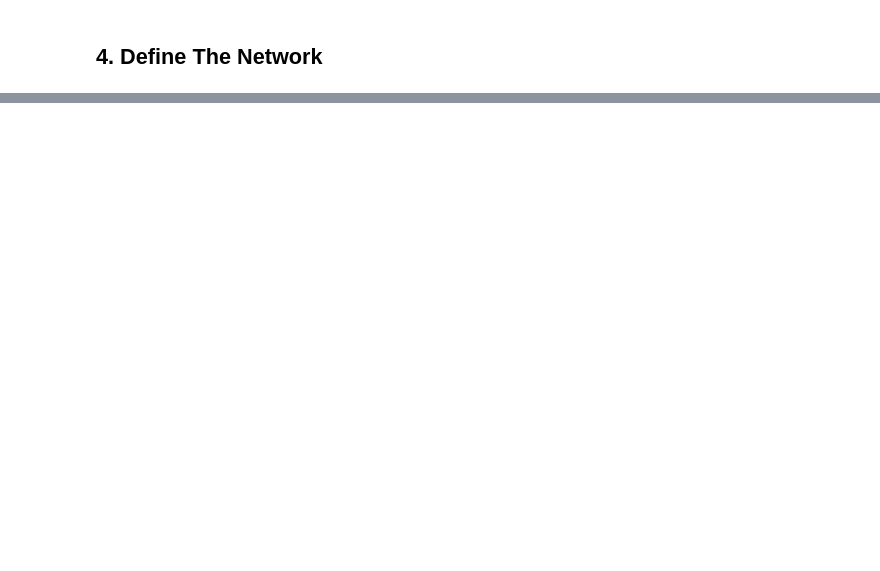
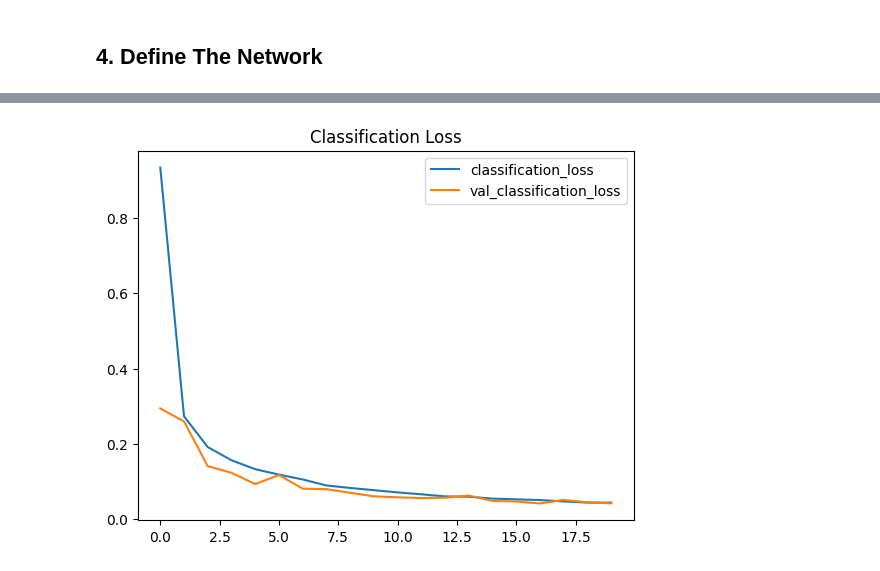
Before and after one commit to CodeByD3v/ML-Experiments, a Jupyter notebook: Object Detection/Handwritten Digits/notebook/Object_Detection_Classification_and_Localization.ipynb, the cells around one changed output, grey strips where cells are left out. Cells and saved outputs as stored; diff of their text form; code cells hidden in the pictures; blank space fills up the shorter version.

```diff
--- a/Object Detection/Handwritten Digits/notebook/Object_Detection_Classification_and_Localization.ipynb
+++ b/Object Detection/Handwritten Digits/notebook/Object_Detection_Classification_and_Localization.ipynb
@@ -391,0 +560,4 @@ Model: "functional_2"
+# %%
+plot_metrics("classification_loss" , "Classification Loss")
+# %% [output]
+[figure, added]
```
Also changed, not shown: parts of 19 cells of this notebook.
